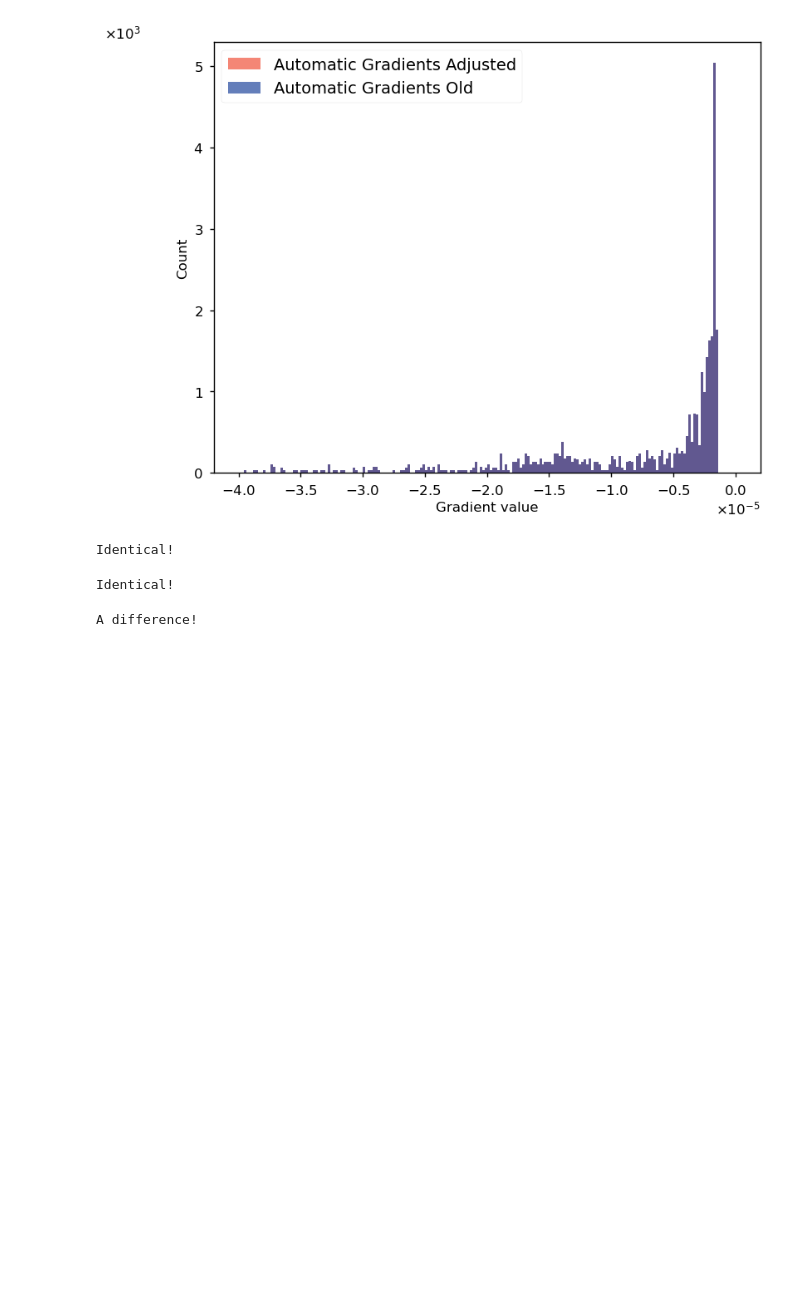
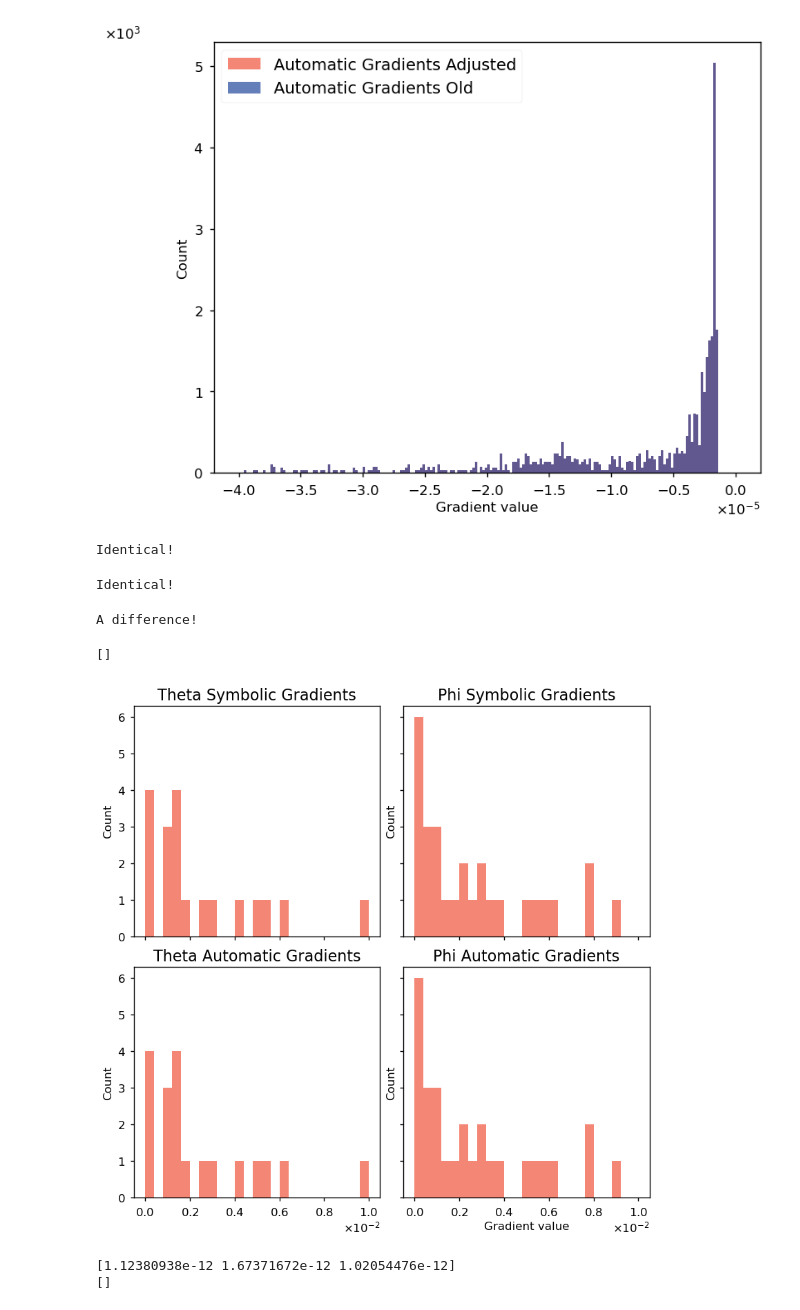
Before and after one commit to RubenDragland/XRD_CT, a Jupyter notebook: Plotting/visualise_gradients.ipynb, the cells around one changed output. Drawn from its saved outputs; the diff is of its cells as text; code cells hidden in the pictures; blank space fills up the shorter version.

```diff
--- a/Plotting/visualise_gradients.ipynb
+++ b/Plotting/visualise_gradients.ipynb
@@ -80,0 +84,29 @@ A difference!
+# %%
+diff = np.abs(mat_dict_bctp[keys[0]] - mat_dict_bctp_AD[keys[-1]] )
+
+print(diff[diff > 1e-15]) # Only numerical difference.
+# %% [output]
+[]
+# %%
+# Visualise the gradients of the orientations
+
+
+filenames = [r"grad_theta_symbolic_nearest_proj1.mat", r"grad_phi_symbolic_nearest_proj1.mat", r"ad_grad_theta_proj1.mat",  r"ad_grad_phi_proj1.mat"]
+paths = [r"../Data sets/Debug Data/" + name  for name in filenames]
+keys = ["grad_theta_struct", "grad_phi_struct", "ad_grad_theta", "ad_grad_phi"]
+titles = ["Theta Symbolic Gradients", "Phi Symbolic Gradients", "Theta Automatic Gradients", "Phi Automatic Gradients"]
+
+plot_visualisation_grads(mat_paths=paths, keys= keys, titles=titles, bins=25, range=(1e-9,1e-2))
+# %% [output]
+[figure, added]
+# %%
+theta_diff = np.abs( scipy.io.loadmat(paths[0])[keys[0]] - scipy.io.loadmat(paths[2])[keys[2]] )
+print(theta_diff[theta_diff > 1e-12])
+
+phi_diff = np.abs( scipy.io.loadmat(paths[1])[keys[1]] - scipy.io.loadmat(paths[3])[keys[3]] )
+print(phi_diff[phi_diff > 1e-12])
+
+# Identical to 1e-11 order of magnitude
+# %% [output]
+[1.12380938e-12 1.67371672e-12 1.02054476e-12]
+[]
```
Also changed, not shown: parts of 2 cells of this notebook, 5 other files.
